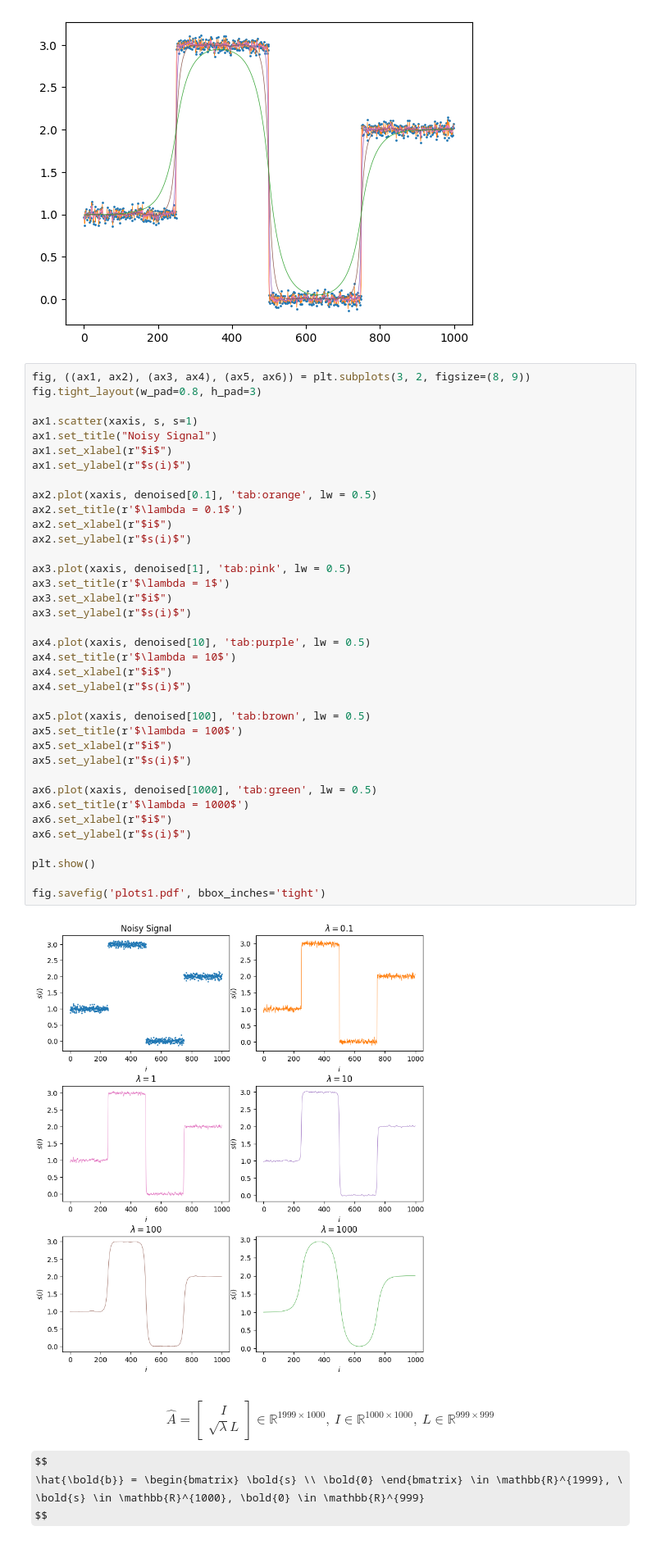
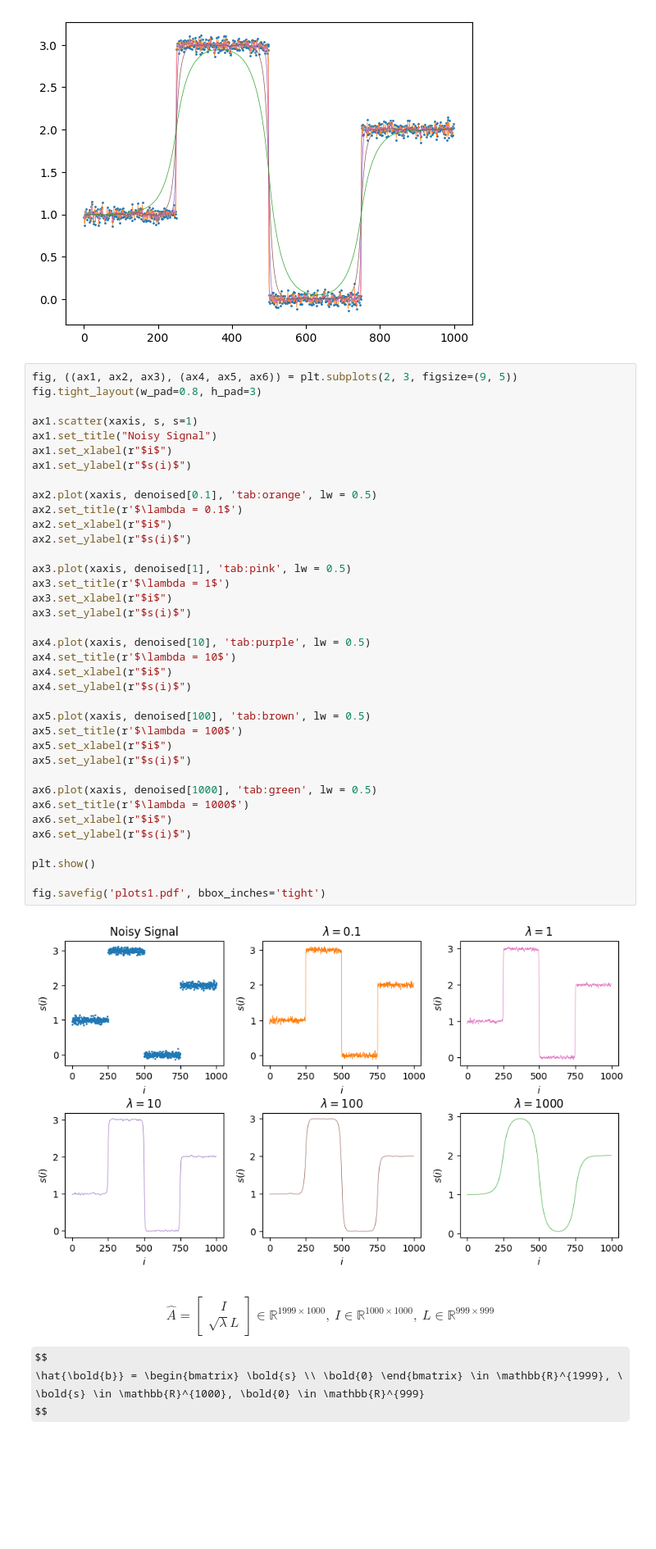
Before and after one commit to max-fricker/optimisation, a Jupyter notebook: rough.ipynb, the cells around one changed output. Shown at 82% size. Cells and saved outputs as stored; diff of their text form; some formulas as TeX source; blank space fills up the shorter version.

Commit message:
Code for new graphs

```diff
--- a/rough.ipynb
+++ b/rough.ipynb
@@ -48,7 +48,7 @@ plt.plot(xaxis, denoised[1000], 'tab:green', lw = 0.5)
 [<matplotlib.lines.Line2D at 0x...>]
 [figure]
 # %%
-fig, ((ax1, ax2), (ax3, ax4), (ax5, ax6)) = plt.subplots(3, 2, figsize=(8, 9))
+fig, ((ax1, ax2, ax3), (ax4, ax5, ax6)) = plt.subplots(2, 3, figsize=(9, 5))
 fig.tight_layout(w_pad=0.8, h_pad=3)
 
 ax1.scatter(xaxis, s, s=1)
@@ -58,34 +58,34 @@ ax1.set_ylabel(r"$s(i)$")
 
 ax2.plot(xaxis, denoised[0.1], 'tab:orange', lw = 0.5)
 ax2.set_title(r'$\lambda = 0.1$')
 ax2.set_xlabel(r"$i$")
 ax2.set_ylabel(r"$s(i)$")
 
 ax3.plot(xaxis, denoised[1], 'tab:pink', lw = 0.5)
 ax3.set_title(r'$\lambda = 1$')
 ax3.set_xlabel(r"$i$")
 ax3.set_ylabel(r"$s(i)$")
 
 ax4.plot(xaxis, denoised[10], 'tab:purple', lw = 0.5)
 ax4.set_title(r'$\lambda = 10$')
 ax4.set_xlabel(r"$i$")
 ax4.set_ylabel(r"$s(i)$")
 
 ax5.plot(xaxis, denoised[100], 'tab:brown', lw = 0.5)
 ax5.set_title(r'$\lambda = 100$')
 ax5.set_xlabel(r"$i$")
 ax5.set_ylabel(r"$s(i)$")
 
 ax6.plot(xaxis, denoised[1000], 'tab:green', lw = 0.5)
 ax6.set_title(r'$\lambda = 1000$')
 ax6.set_xlabel(r"$i$")
 ax6.set_ylabel(r"$s(i)$")
 
 plt.show()
 
 fig.savefig('plots1.pdf', bbox_inches='tight')
 # %% [output]
-[figure, old version]
+[figure, new version]
 # %% [markdown]
 $$
 \hat{A} = \begin{bmatrix} I \\ \sqrt{\lambda} L \end{bmatrix} \in \mathbb{R}^{1999 \times 1000}, \ I \in \mathbb{R}^{1000 \times 1000}, \ L \in \mathbb{R}^{999 \times 999}
```
Also changed, not shown: parts of 1 cell of this notebook.
